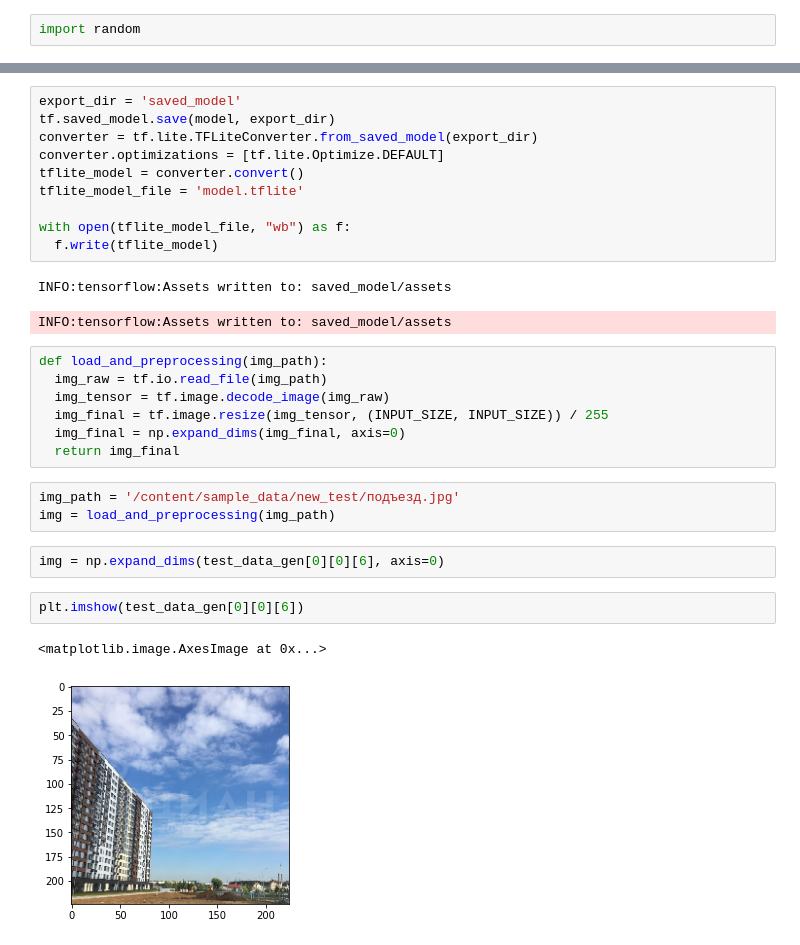
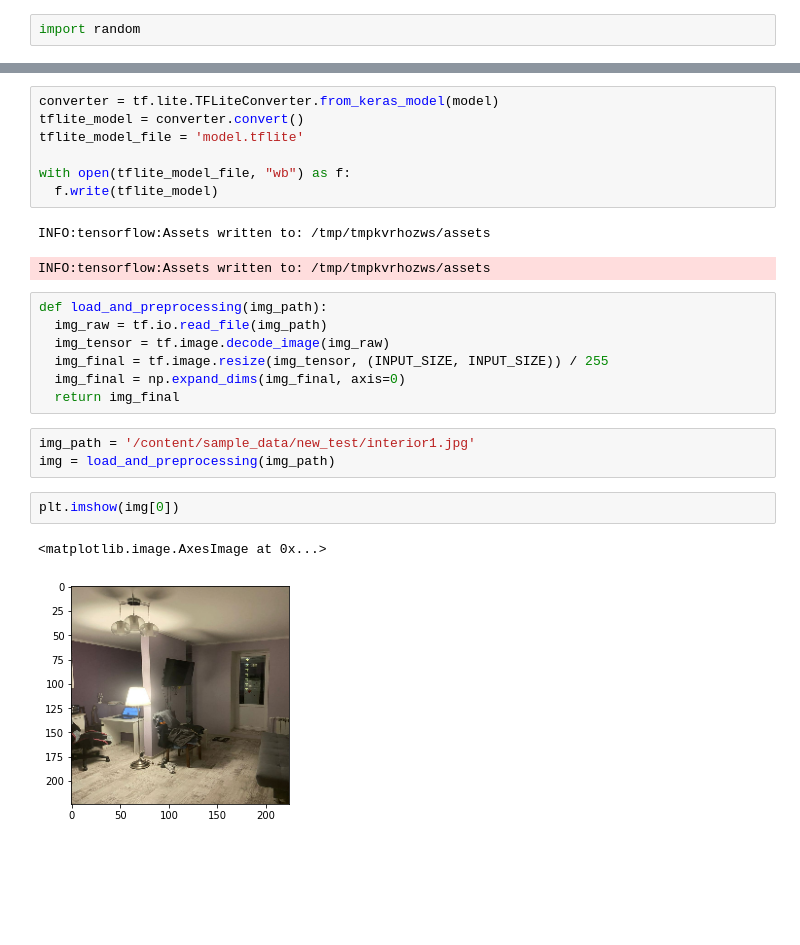
Before and after one commit to tumanov-a/home_bro, a Jupyter notebook: home_bro.ipynb, the cells around one changed output, grey strips where cells are left out. Cells and saved outputs as stored; diff of their text form; blank space fills up the shorter version.

```diff
--- a/home_bro.ipynb
+++ b/home_bro.ipynb
@@ -238,16 +304,13 @@ plt.tight_layout()
 # %%
-export_dir = 'saved_model'
-tf.saved_model.save(model, export_dir)
-converter = tf.lite.TFLiteConverter.from_saved_model(export_dir)
-converter.optimizations = [tf.lite.Optimize.DEFAULT]
+converter = tf.lite.TFLiteConverter.from_keras_model(model)
 tflite_model = converter.convert()
 tflite_model_file = 'model.tflite'
 
 with open(tflite_model_file, "wb") as f:
   f.write(tflite_model)
 # %% [output]
-INFO:tensorflow:Assets written to: saved_model/assets
+INFO:tensorflow:Assets written to: /tmp/tmpkvrhozws/assets
-INFO:tensorflow:Assets written to: saved_model/assets
+INFO:tensorflow:Assets written to: /tmp/tmpkvrhozws/assets
 # %%
 def load_and_preprocessing(img_path):
   img_raw = tf.io.read_file(img_path)
@@ -256,15 +319,13 @@ def load_and_preprocessing(img_path):
   img_final = np.expand_dims(img_final, axis=0)
   return img_final
 # %%
-img_path = '/content/sample_data/new_test/подъезд.jpg'
+img_path = '/content/sample_data/new_test/interior1.jpg'
 img = load_and_preprocessing(img_path)
-# %%
-img = np.expand_dims(test_data_gen[0][0][6], axis=0)
 # %%
-plt.imshow(test_data_gen[0][0][6])
+plt.imshow(img[0])
 # %% [output]
 <matplotlib.image.AxesImage at 0x...>
-[figure, old version]
+[figure, new version]
 # %%
 interpreter = tf.lite.Interpreter(model_content=tflite_model)
 interpreter.allocate_tensors()
```
Also changed, not shown: parts of 14 cells of this notebook.
